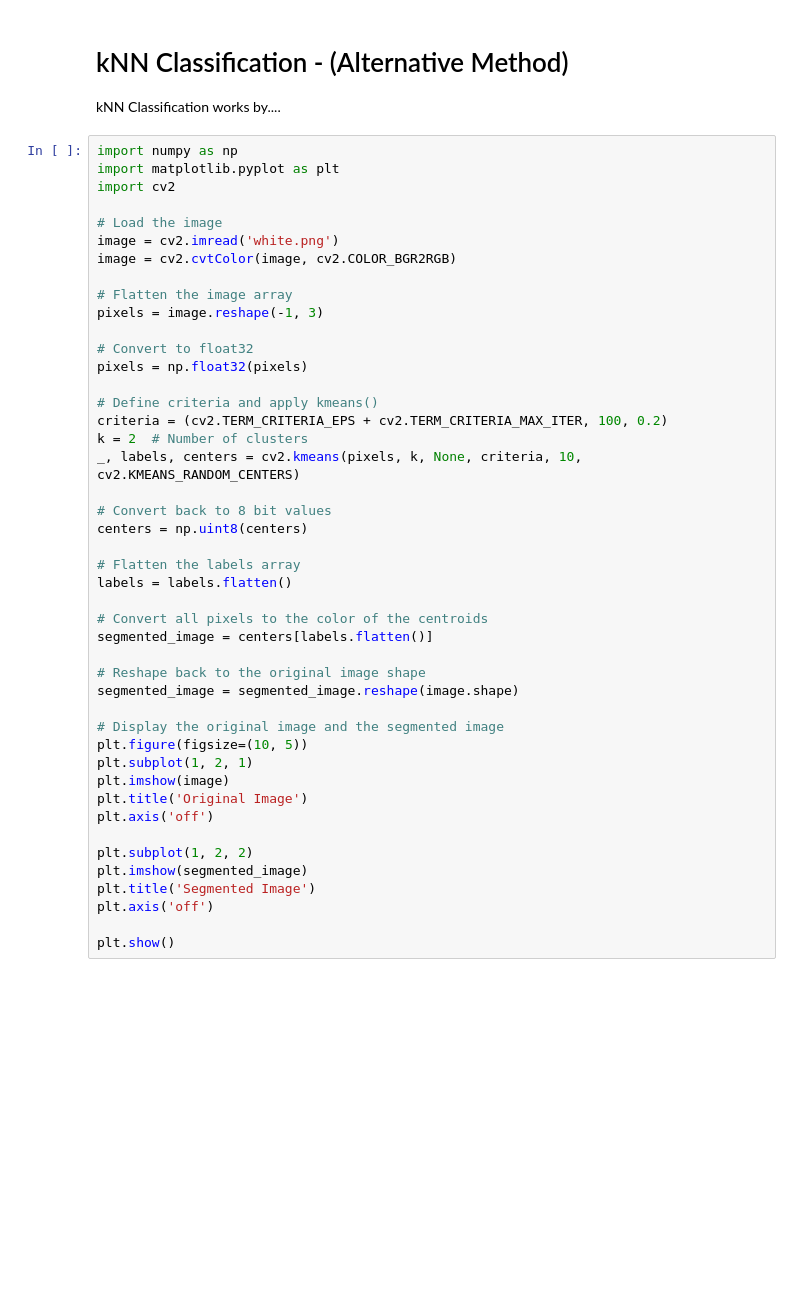
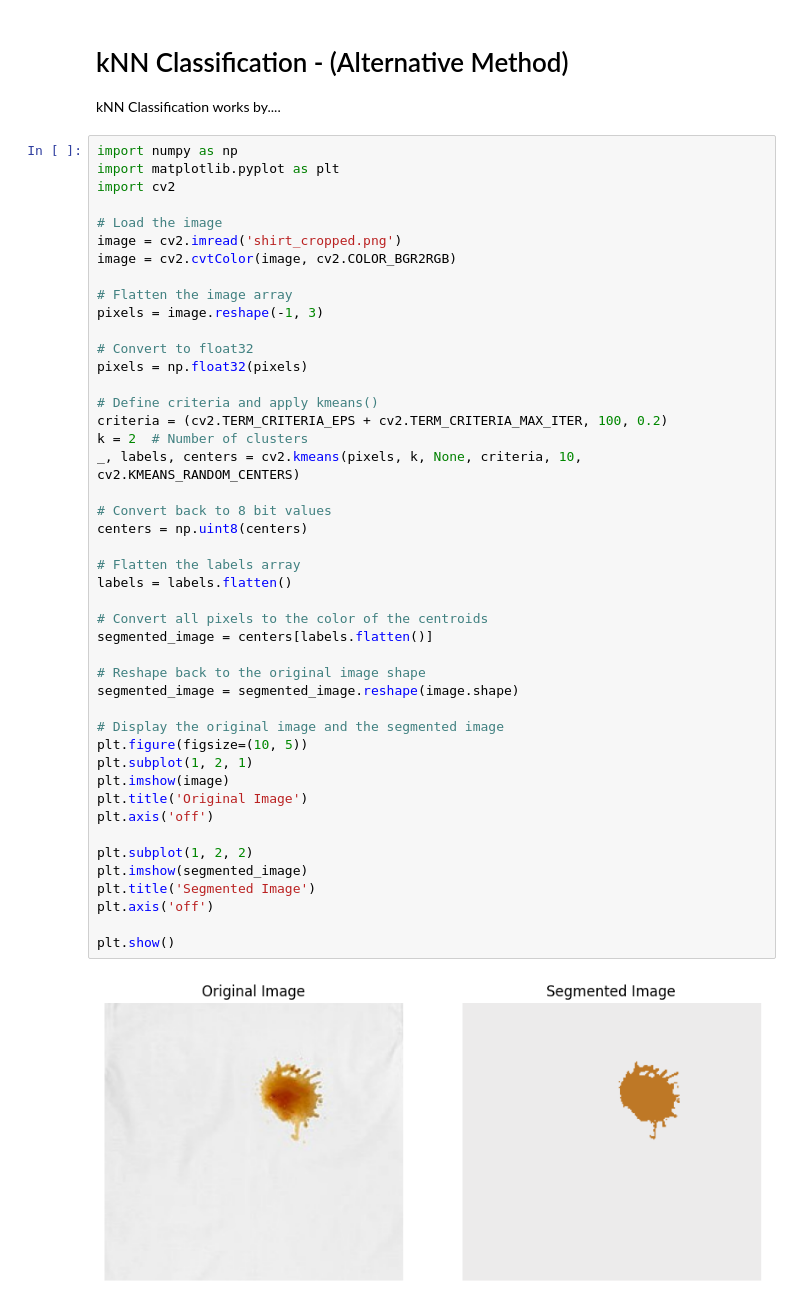
Before and after one commit to karmali-irfan/Bachelor-Thesis, a Jupyter notebook: Code/Otsu'sThresholding.ipynb, the cells around one changed output. Drawn from its saved outputs; the diff is of its cells as text; blank space fills up the shorter version.

```diff
--- a/Code/Otsu'sThresholding.ipynb
+++ b/Code/Otsu'sThresholding.ipynb
@@ -107,7 +107,7 @@ import matplotlib.pyplot as plt
 import cv2
 
 # Load the image
-image = cv2.imread('white.png')
+image = cv2.imread('shirt_cropped.png')
 image = cv2.cvtColor(image, cv2.COLOR_BGR2RGB)
 
 # Flatten the image array
@@ -119,33 +119,35 @@ pixels = np.float32(pixels)
 # Define criteria and apply kmeans()
 criteria = (cv2.TERM_CRITERIA_EPS + cv2.TERM_CRITERIA_MAX_ITER, 100, 0.2)
 k = 2  # Number of clusters
 _, labels, centers = cv2.kmeans(pixels, k, None, criteria, 10, cv2.KMEANS_RANDOM_CENTERS)
 
 # Convert back to 8 bit values
 centers = np.uint8(centers)
 
 # Flatten the labels array
 labels = labels.flatten()
 
 # Convert all pixels to the color of the centroids
 segmented_image = centers[labels.flatten()]
 
 # Reshape back to the original image shape
 segmented_image = segmented_image.reshape(image.shape)
 
 # Display the original image and the segmented image
 plt.figure(figsize=(10, 5))
 plt.subplot(1, 2, 1)
 plt.imshow(image)
 plt.title('Original Image')
 plt.axis('off')
 
 plt.subplot(1, 2, 2)
 plt.imshow(segmented_image)
 plt.title('Segmented Image')
 plt.axis('off')
 
 plt.show()
+# %% [output]
+[figure, added]
 # %%
 #segment positions
 segment_positions = []
```
Also changed, not shown: parts of 3 cells of this notebook, 3 other files.
